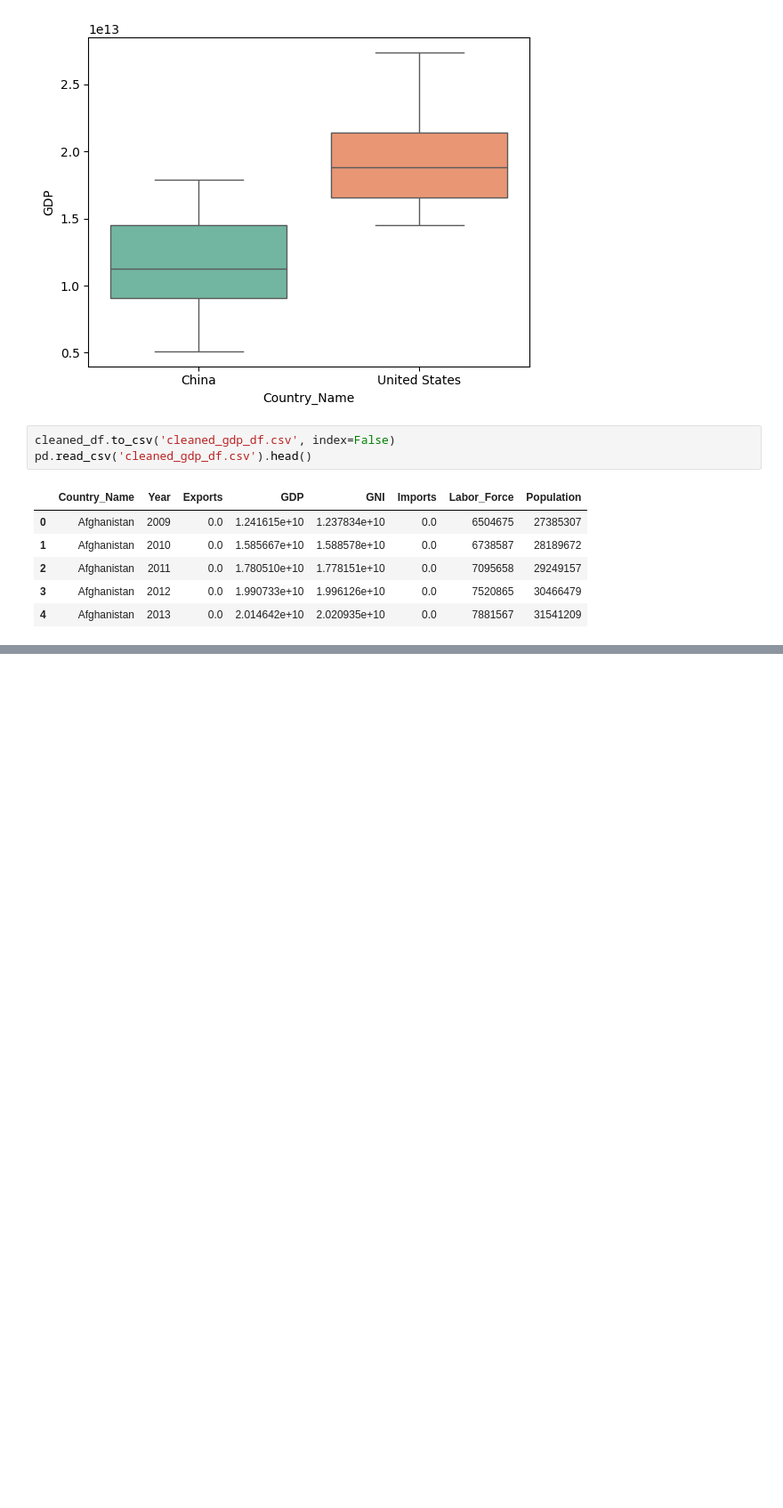
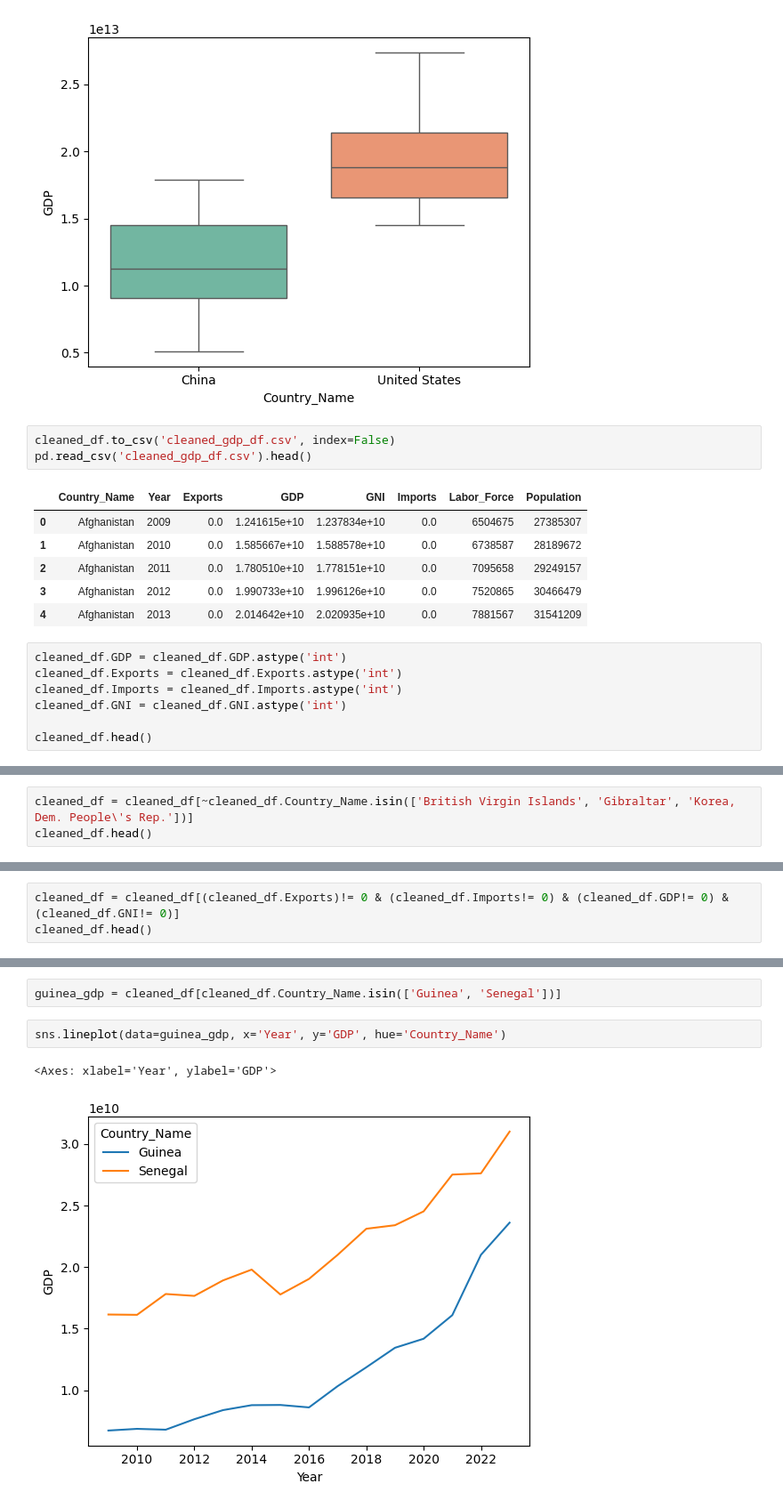
Before and after one commit to koto253/Data_Science_Portfolio, a Jupyter notebook: GDP_Economic_Indicators/gdp_df_Preprocessing.ipynb, the cells around one changed output, grey strips where cells are left out. Shown: that part at 89% size. Saved outputs shown, nothing was run; the diff lists cells and outputs as text; blank space fills up the shorter version.

```diff
--- a/GDP_Economic_Indicators/gdp_df_Preprocessing.ipynb
+++ b/GDP_Economic_Indicators/gdp_df_Preprocessing.ipynb
@@ -330,3 +334,10 @@ pd.read_csv('cleaned_gdp_df.csv').head()
 | 2 | Afghanistan | 2011 | 0.0 | 1.780510e+10 | 1.778151e+10 | 0.0 | 7095658 | 29249157 |
 | 3 | Afghanistan | 2012 | 0.0 | 1.990733e+10 | 1.996126e+10 | 0.0 | 7520865 | 30466479 |
 | 4 | Afghanistan | 2013 | 0.0 | 2.014642e+10 | 2.020935e+10 | 0.0 | 7881567 | 31541209 |
+# %%
+cleaned_df.GDP = cleaned_df.GDP.astype('int')
+cleaned_df.Exports = cleaned_df.Exports.astype('int')
+cleaned_df.Imports = cleaned_df.Imports.astype('int')
+cleaned_df.GNI = cleaned_df.GNI.astype('int')
+
+cleaned_df.head()
@@ -332,0 +389,3 @@ pd.read_csv('cleaned_gdp_df.csv').head()
+# %%
+cleaned_df = cleaned_df[~cleaned_df.Country_Name.isin(['British Virgin Islands', 'Gibraltar', 'Korea, Dem. People\'s Rep.'])]
+cleaned_df.head()
@@ -332,0 +399,3 @@ pd.read_csv('cleaned_gdp_df.csv').head()
+# %%
+cleaned_df = cleaned_df[(cleaned_df.Exports)!= 0 & (cleaned_df.Imports!= 0) & (cleaned_df.GDP!= 0) & (cleaned_df.GNI!= 0)]
+cleaned_df.head()
@@ -332,0 +449,7 @@ pd.read_csv('cleaned_gdp_df.csv').head()
+# %%
+guinea_gdp = cleaned_df[cleaned_df.Country_Name.isin(['Guinea', 'Senegal'])]
+# %%
+sns.lineplot(data=guinea_gdp, x='Year', y='GDP', hue='Country_Name')
+# %% [output]
+<Axes: xlabel='Year', ylabel='GDP'>
+[figure, added]
```
Also changed, not shown: parts of 14 cells of this notebook.
